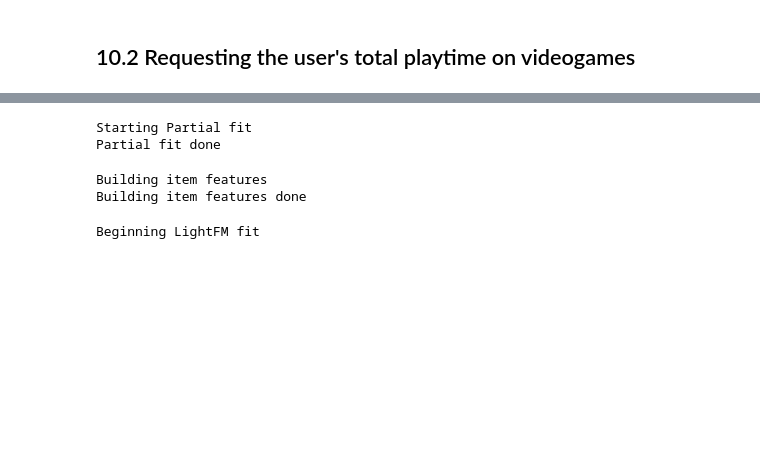
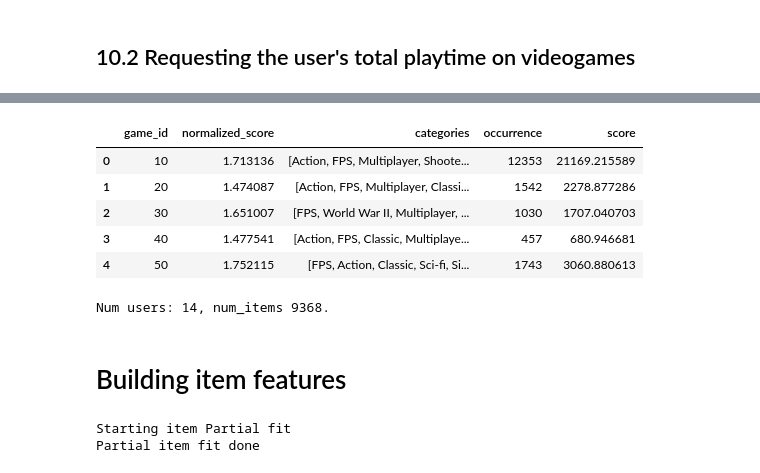
Before and after one commit to Panemiele/Steam-Games-Recommendation-System, a Jupyter notebook: sentiment-analysis.ipynb, the cells around one changed output, grey strips where cells are left out. Drawn from its saved outputs; the diff is of its cells as text; code cells hidden in the pictures; blank space fills up the shorter version.

Commit message:
Recommender system revisited to include some more steam accounts and the sentiment_analysis during the recommending.

```diff
--- a/sentiment-analysis.ipynb
+++ b/sentiment-analysis.ipynb
@@ -546,0 +478,15 @@ Num users: 1, num_items 814.
+# %%
+#Preparing dataset based on the sentiment_analysis that contains: user_id, item_id, score, normalized_score
+new_game_scores = game_scores.copy()
+game_id_counts = revs_og['app_id'].value_counts().reset_index()
+game_id_counts.columns = ['app_id', 'occurrence']
+game_id_counts.rename(columns={'app_id': 'game_id'}, inplace=True)
+
+new_game_scores_normalized = pd.merge(new_game_scores, game_id_counts, on ='game_id', how='left')
+
+#Sweet spot
+k = 20
+
+new_game_scores_normalized['normalized_score'] = (new_game_scores_normalized['score'] / new_game_scores_normalized['occurrence']) * (0.8 + 0.2 * (new_game_scores_normalized['occurrence'] / (new_game_scores_normalized['occurrence'] + k)))
+
+print(new_game_scores_normalized.head())
@@ -546,0 +500,4 @@ Num users: 1, num_items 814.
+# %%
+#Preparing feature dataset
+new_game_categories = game_categories.copy()
+new_game_categories.head()
@@ -547,29 +511,32 @@ Num users: 1, num_items 814.
+# %%
+game_df = pd.merge(new_game_scores_normalized, new_game_categories, on ='game_id', how='inner')
+game_df = game_df[['game_id','normalized_score','categories', 'occurrence', 'score']]
+game_df.head()
+# %% [output]
+|  | game_id | normalized_score | categories | occurrence | score |
+| 0 | 10 | 1.713136 | [Action, FPS, Multiplayer, Shoote... | 12353 | 21169.215589 |
+| 1 | 20 | 1.474087 | [Action, FPS, Multiplayer, Classi... | 1542 | 2278.877286 |
+| 2 | 30 | 1.651007 | [FPS, World War II, Multiplayer, ... | 1030 | 1707.040703 |
+| 3 | 40 | 1.477541 | [Action, FPS, Classic, Multiplaye... | 457 | 680.946681 |
+| 4 | 50 | 1.752115 | [FPS, Action, Classic, Sci-fi, Si... | 1743 | 3060.880613 |
+# %%
+from lightfm.data import Dataset
+
+new_dataset = Dataset()
+new_dataset.fit(users_playtime['user_id'], game_df['game_id'])
+
+num_users, num_items = new_dataset.interactions_shape()
+print('Num users: {}, num_items {}.'.format(num_users, num_items))
+# %% [output]
+Num users: 14, num_items 9368.
+# %% [markdown]
+# Building item features
 # %%
-print("Starting Partial fit")
-for idx, row in game_categories.iterrows():
-    game_id, categories = row
-    dataset.fit_partial(items=[game_id], item_features=categories)
-print("Partial fit done")
+print("Starting item Partial fit")
+for _, row in game_df.iterrows():
+    game_id, _, categories, _, _ = row
+    new_dataset.fit_partial(items=[game_id], item_features=categories)
+print("Partial item fit done")
 # %% [output]
-Starting Partial fit
-Partial fit done
+Starting item Partial fit
+Partial item fit done
-# %%
-print("Building item features")
-for idx, row in game_categories.iterrows():
-    game_id, categories = row
-    category_features = dataset.build_item_features([(game_id, categories)], normalize=True)
-print("Building item features done")
-# category_features = dataset.build_item_features([(game_id, [category]) for game_id, category in game_categories.items()])
-# %% [output]
-Building item features
-Building item features done
-# %%
-# Step 2: Build the LightFM Model
-
-if False:
-    print("Beginning LightFM fit")
-    model = LightFM(loss='warp', no_components=30, random_state=42)
-    model.fit(interactions, item_features=category_features, epochs=30, num_threads=6)
-    print("LightFM fitted")
-# %% [output]
-Beginning LightFM fit
```
Also changed, not shown: parts of 23 cells of this notebook, 1 other file.
